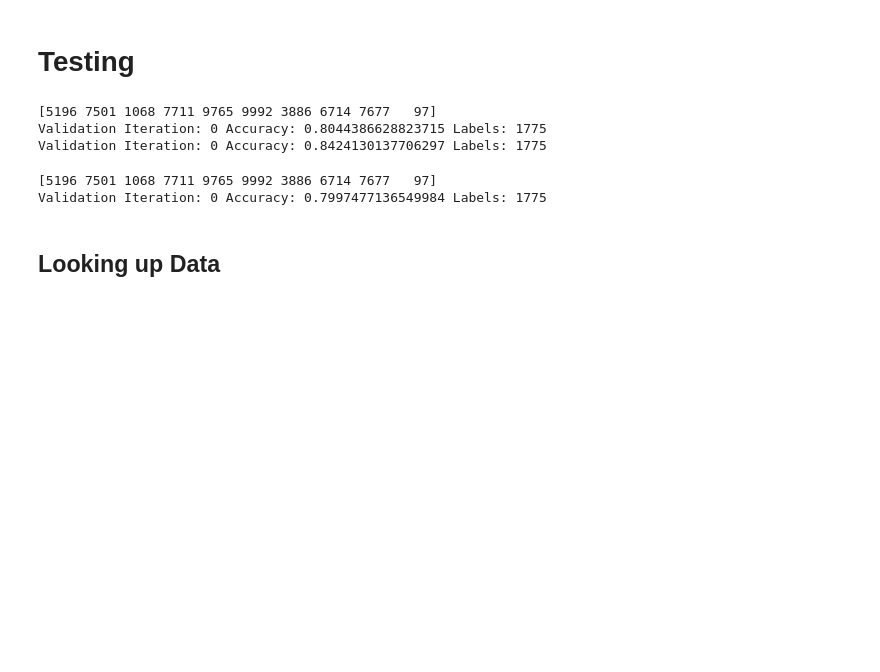
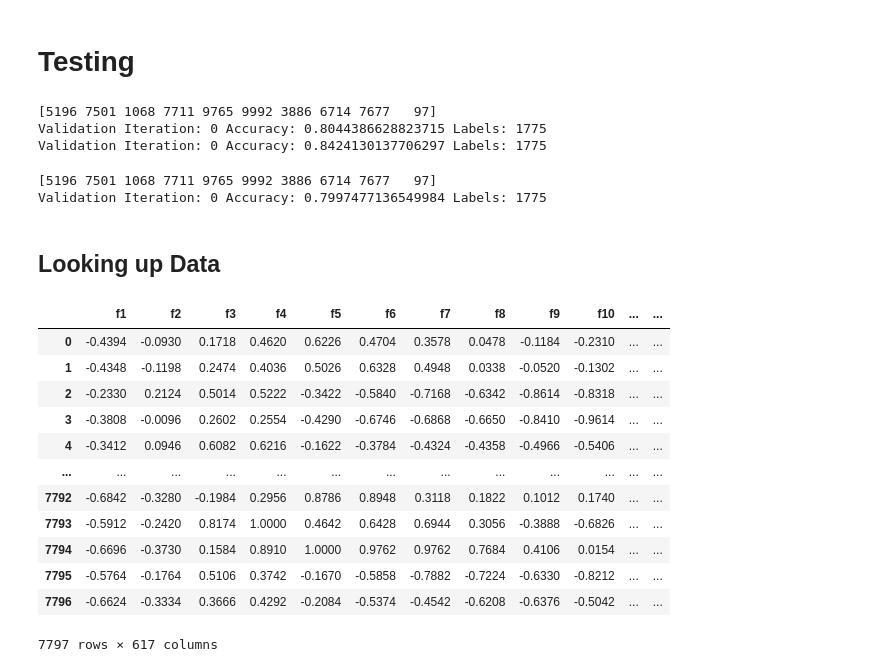
Before and after one commit to patrickboswell/MLA, a Jupyter notebook: RealDataExperiments.ipynb, the cells around one changed output. Drawn from its saved outputs; the diff is of its cells as text; code cells hidden in the pictures; blank space fills up the shorter version.

```diff
--- a/RealDataExperiments.ipynb
+++ b/RealDataExperiments.ipynb
@@ -469,6 +469,20 @@ Validation Iteration: 0 Accuracy: 0.7997477136549984 Labels: 1775
 # %%
 from sklearn.preprocessing import LabelEncoder
 LE = LabelEncoder()
-X, y = fetch_openml(data_id = 1220, return_X_y=True)
+X, y = fetch_openml(data_id = 300, return_X_y=True)
-# %%
-X['V2'] = LE.fit_transform(X['V2'])
+# %%
+X
+# %% [output]
+|  | f1 | f2 | f3 | f4 | f5 | f6 | f7 | f8 | f9 | f10 | ... | ... |
+| 0 | -0.4394 | -0.0930 | 0.1718 | 0.4620 | 0.6226 | 0.4704 | 0.3578 | 0.0478 | -0.1184 | -0.2310 | ... | ... |
+| 1 | -0.4348 | -0.1198 | 0.2474 | 0.4036 | 0.5026 | 0.6328 | 0.4948 | 0.0338 | -0.0520 | -0.1302 | ... | ... |
+| 2 | -0.2330 | 0.2124 | 0.5014 | 0.5222 | -0.3422 | -0.5840 | -0.7168 | -0.6342 | -0.8614 | -0.8318 | ... | ... |
+| 3 | -0.3808 | -0.0096 | 0.2602 | 0.2554 | -0.4290 | -0.6746 | -0.6868 | -0.6650 | -0.8410 | -0.9614 | ... | ... |
+| 4 | -0.3412 | 0.0946 | 0.6082 | 0.6216 | -0.1622 | -0.3784 | -0.4324 | -0.4358 | -0.4966 | -0.5406 | ... | ... |
+| ... | ... | ... | ... | ... | ... | ... | ... | ... | ... | ... | ... | ... |
+| 7792 | -0.6842 | -0.3280 | -0.1984 | 0.2956 | 0.8786 | 0.8948 | 0.3118 | 0.1822 | 0.1012 | 0.1740 | ... | ... |
+| 7793 | -0.5912 | -0.2420 | 0.8174 | 1.0000 | 0.4642 | 0.6428 | 0.6944 | 0.3056 | -0.3888 | -0.6826 | ... | ... |
+| 7794 | -0.6696 | -0.3730 | 0.1584 | 0.8910 | 1.0000 | 0.9762 | 0.9762 | 0.7684 | 0.4106 | 0.0154 | ... | ... |
+| 7795 | -0.5764 | -0.1764 | 0.5106 | 0.3742 | -0.1670 | -0.5858 | -0.7882 | -0.7224 | -0.6330 | -0.8212 | ... | ... |
+| 7796 | -0.6624 | -0.3334 | 0.3666 | 0.4292 | -0.2084 | -0.5374 | -0.4542 | -0.6208 | -0.6376 | -0.5042 | ... | ... |
+7797 rows × 617 columns
```
Also changed, not shown: parts of 4 cells of this notebook, 2 other files.
